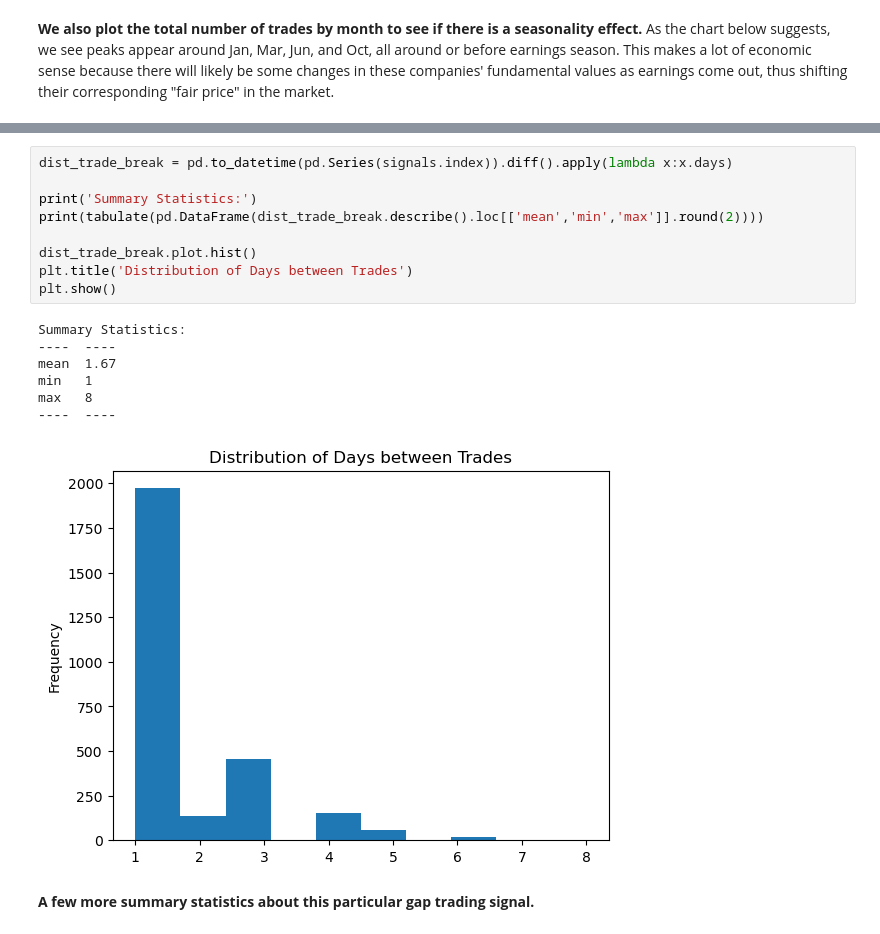
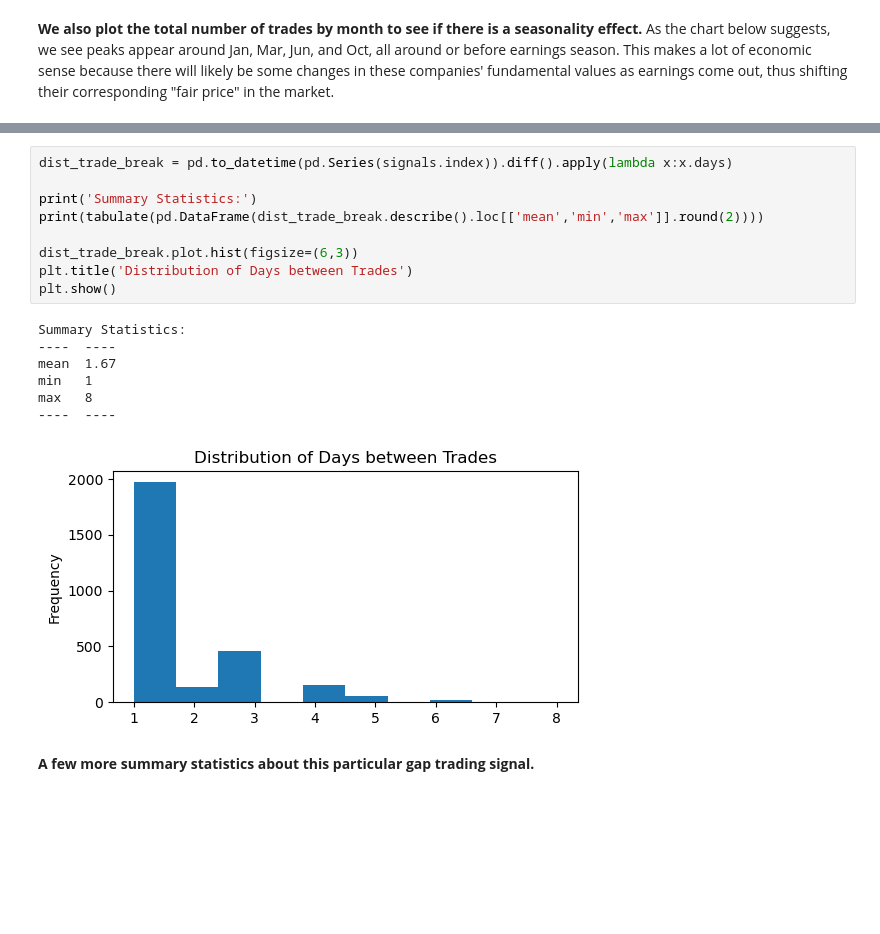
Before and after one commit to shaoyuliu98/Quantitative-Research, a Jupyter notebook: Gap Trading Intraday Return Analysis.ipynb, the cells around one changed output, grey strips where cells are left out. Drawn from its saved outputs; the diff is of its cells as text; blank space fills up the shorter version.

```diff
--- a/Gap Trading Intraday Return Analysis.ipynb
+++ b/Gap Trading Intraday Return Analysis.ipynb
@@ -85,20 +85,20 @@ plt.show()
 # %%
 dist_trade_break = pd.to_datetime(pd.Series(signals.index)).diff().apply(lambda x:x.days)
 
 print('Summary Statistics:')
 print(tabulate(pd.DataFrame(dist_trade_break.describe().loc[['mean','min','max']].round(2))))
 
-dist_trade_break.plot.hist()
+dist_trade_break.plot.hist(figsize=(6,3))
 plt.title('Distribution of Days between Trades')
 plt.show()
 # %% [output]
 Summary Statistics:
 ----  ----
 mean  1.67
 min   1
 max   8
 ----  ----
-[figure, old version]
+[figure, new version]
 # %% [markdown]
 **A few more summary statistics about this particular gap trading signal.**
 # %%
```
Also changed, not shown: parts of 14 cells of this notebook.
